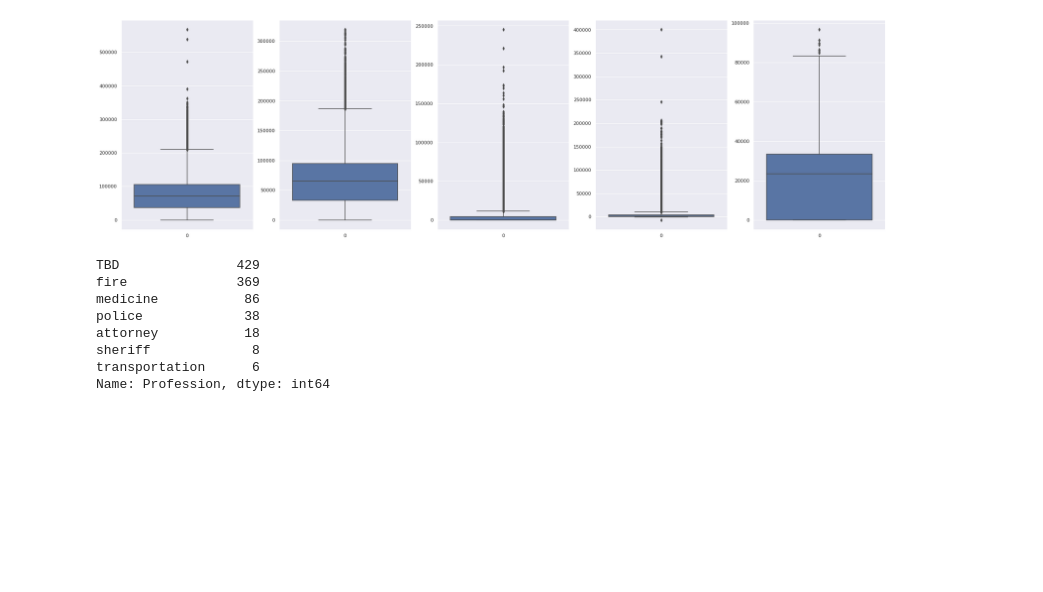
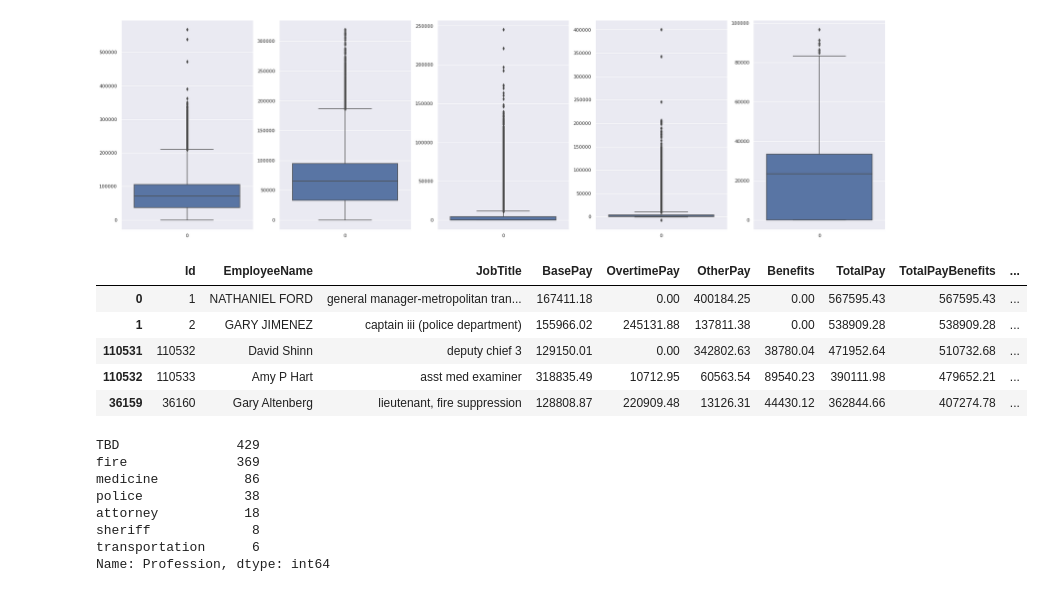
Before and after one commit to savitskaya-om/python, a Jupyter notebook: project/PROJECT.ipynb, the cells around one changed output. Saved outputs shown, nothing was run; the diff lists cells and outputs as text; code cells hidden in the pictures; blank space fills up the shorter version.

```diff
--- a/project/PROJECT.ipynb
+++ b/project/PROJECT.ipynb
@@ -385,3 +389,12 @@ lower = np.where(sal['TotalPayBenefits'] <= (Q3-1.5*IQR))
+# %%
+sal.nlargest(5, 'TotalPay')
+# %% [output]
+|  | Id | EmployeeName | JobTitle | BasePay | OvertimePay | OtherPay | Benefits | TotalPay | TotalPayBenefits | ... |
+| 0 | 1 | NATHANIEL FORD | general manager-metropolitan tran... | 167411.18 | 0.00 | 400184.25 | 0.00 | 567595.43 | 567595.43 | ... |
+| 1 | 2 | GARY JIMENEZ | captain iii (police department) | 155966.02 | 245131.88 | 137811.38 | 0.00 | 538909.28 | 538909.28 | ... |
+| 110531 | 110532 | David Shinn | deputy chief 3 | 129150.01 | 0.00 | 342802.63 | 38780.04 | 471952.64 | 510732.68 | ... |
+| 110532 | 110533 | Amy P Hart | asst med examiner | 318835.49 | 10712.95 | 60563.54 | 89540.23 | 390111.98 | 479652.21 | ... |
+| 36159 | 36160 | Gary Altenberg | lieutenant, fire suppression | 128808.87 | 220909.48 | 13126.31 | 44430.12 | 362844.66 | 407274.78 | ... |
 # %%
 idx1 = (sal.iloc[upper]).index
 idx2 = sal[sal.Profession == "TBD"].index
```
Also changed, not shown: parts of 10 cells of this notebook.
